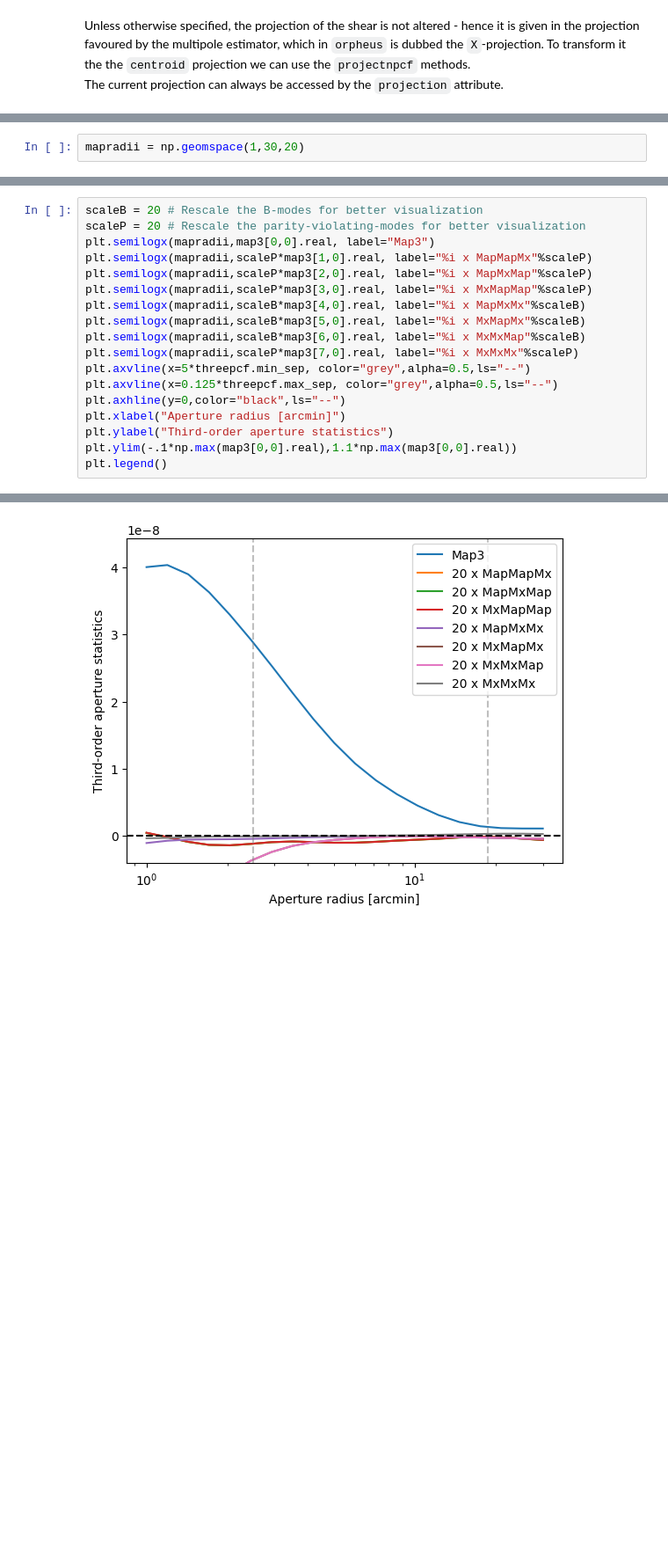
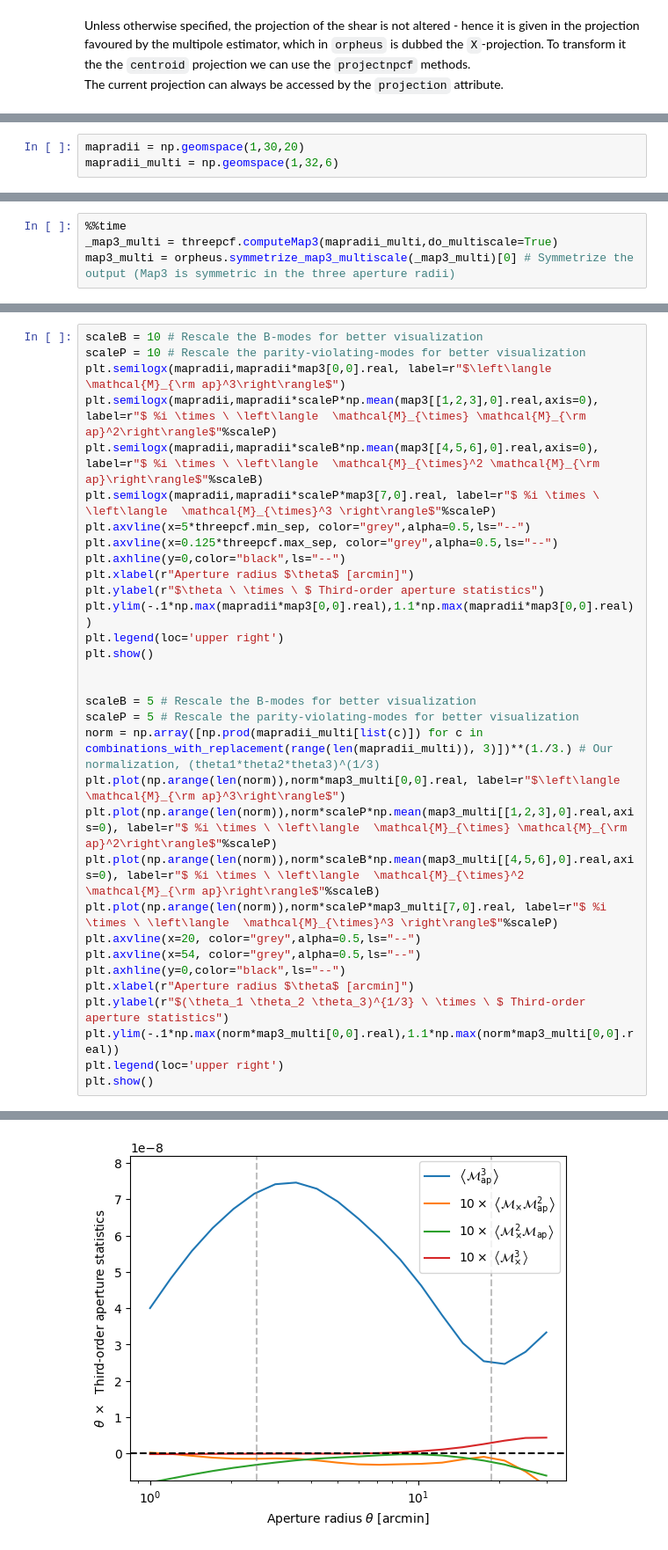
Before and after one commit to lporth93/orpheus, a Jupyter notebook: docs/source/notebooks/GGG_tutorial_basic.ipynb, the cells around one changed output, grey strips where cells are left out. Shown at 88% size. Saved outputs shown, nothing was run; the diff lists cells and outputs as text; blank space fills up the shorter version.

```diff
--- a/docs/source/notebooks/GGG_tutorial_basic.ipynb
+++ b/docs/source/notebooks/GGG_tutorial_basic.ipynb
@@ -120,6 +112,7 @@ The integral transormation between the shear 3PCF and the third-order aperture s
 * Furthermore, the binning should be sufficiently fine, i.e. the value of the `GGGCorrelation.binsize` attribute should be less than `0.1` for an accuracy of about one per cent.
 # %%
 mapradii = np.geomspace(1,30,20)
+mapradii_multi = np.geomspace(1,32,6)
 # %%
 %%time
 map3 = threepcf.computeMap3(mapradii)
@@ -128,0 +122,4 @@ Wall time: 5.36 s
+# %%
+%%time
+_map3_multi = threepcf.computeMap3(mapradii_multi,do_multiscale=True)
+map3_multi = orpheus.symmetrize_map3_multiscale(_map3_multi)[0] # Symmetrize the output (Map3 is symmetric in the three aperture radii)
@@ -129,19 +129,33 @@ Wall time: 5.36 s
 # %%
-scaleB = 20 # Rescale the B-modes for better visualization
-scaleP = 20 # Rescale the parity-violating-modes for better visualization
-plt.semilogx(mapradii,map3[0,0].real, label="Map3")
-plt.semilogx(mapradii,scaleP*map3[1,0].real, label="%i x MapMapMx"%scaleP)
-plt.semilogx(mapradii,scaleP*map3[2,0].real, label="%i x MapMxMap"%scaleP)
-plt.semilogx(mapradii,scaleP*map3[3,0].real, label="%i x MxMapMap"%scaleP)
-plt.semilogx(mapradii,scaleB*map3[4,0].real, label="%i x MapMxMx"%scaleB)
-plt.semilogx(mapradii,scaleB*map3[5,0].real, label="%i x MxMapMx"%scaleB)
-plt.semilogx(mapradii,scaleB*map3[6,0].real, label="%i x MxMxMap"%scaleB)
-plt.semilogx(mapradii,scaleP*map3[7,0].real, label="%i x MxMxMx"%scaleP)
+scaleB = 10 # Rescale the B-modes for better visualization
+scaleP = 10 # Rescale the parity-violating-modes for better visualization
+plt.semilogx(mapradii,mapradii*map3[0,0].real, label=r"$\left\langle \mathcal{M}_{\rm ap}^3\right\rangle$")
+plt.semilogx(mapradii,mapradii*scaleP*np.mean(map3[[1,2,3],0].real,axis=0), label=r"$ %i \times \ \left\langle  \mathcal{M}_{\times} \mathcal{M}_{\rm ap}^2\right\rangle$"%scaleP)
+plt.semilogx(mapradii,mapradii*scaleB*np.mean(map3[[4,5,6],0].real,axis=0), label=r"$ %i \times \ \left\langle  \mathcal{M}_{\times}^2 \mathcal{M}_{\rm ap}\right\rangle$"%scaleB)
+plt.semilogx(mapradii,mapradii*scaleP*map3[7,0].real, label=r"$ %i \times \ \left\langle  \mathcal{M}_{\times}^3 \right\rangle$"%scaleP)
 plt.axvline(x=5*threepcf.min_sep, color="grey",alpha=0.5,ls="--")
 plt.axvline(x=0.125*threepcf.max_sep, color="grey",alpha=0.5,ls="--")
 plt.axhline(y=0,color="black",ls="--")
-plt.xlabel("Aperture radius [arcmin]")
-plt.ylabel("Third-order aperture statistics")
-plt.ylim(-.1*np.max(map3[0,0].real),1.1*np.max(map3[0,0].real))
-plt.legend()
+plt.xlabel(r"Aperture radius $\theta$ [arcmin]")
+plt.ylabel(r"$\theta \ \times \ $ Third-order aperture statistics")
+plt.ylim(-.1*np.max(mapradii*map3[0,0].real),1.1*np.max(mapradii*map3[0,0].real))
+plt.legend(loc='upper right')
+plt.show()
+
+
+scaleB = 5 # Rescale the B-modes for better visualization
+scaleP = 5 # Rescale the parity-violating-modes for better visualization
+norm = np.array([np.prod(mapradii_multi[list(c)]) for c in combinations_with_replacement(range(len(mapradii_multi)), 3)])**(1./3.) # Our normalization, (theta1*theta2*theta3)^(1/3)
+plt.plot(np.arange(len(norm)),norm*map3_multi[0,0].real, label=r"$\left\langle \mathcal{M}_{\rm ap}^3\right\rangle$")
+plt.plot(np.arange(len(norm)),norm*scaleP*np.mean(map3_multi[[1,2,3],0].real,axis=0), label=r"$ %i \times \ \left\langle  \mathcal{M}_{\times} \mathcal{M}_{\rm ap}^2\right\rangle$"%scaleP)
+plt.plot(np.arange(len(norm)),norm*scaleB*np.mean(map3_multi[[4,5,6],0].real,axis=0), label=r"$ %i \times \ \left\langle  \mathcal{M}_{\times}^2 \mathcal{M}_{\rm ap}\right\rangle$"%scaleB)
+plt.plot(np.arange(len(norm)),norm*scaleP*map3_multi[7,0].real, label=r"$ %i \times \ \left\langle  \mathcal{M}_{\times}^3 \right\rangle$"%scaleP)
+plt.axvline(x=20, color="grey",alpha=0.5,ls="--")
+plt.axvline(x=54, color="grey",alpha=0.5,ls="--")
+plt.axhline(y=0,color="black",ls="--")
+plt.xlabel(r"Aperture radius $\theta$ [arcmin]")
+plt.ylabel(r"$(\theta_1 \theta_2 \theta_3)^{1/3} \ \times \ $ Third-order aperture statistics")
+plt.ylim(-.1*np.max(norm*map3_multi[0,0].real),1.1*np.max(norm*map3_multi[0,0].real))
+plt.legend(loc='upper right')
+plt.show()
 # %% [output]
@@ -149 +162 @@ plt.legend()
-[figure, old version]
+[figure, new version]
```
Also changed, not shown: parts of 10 cells of this notebook, 7 other files.
